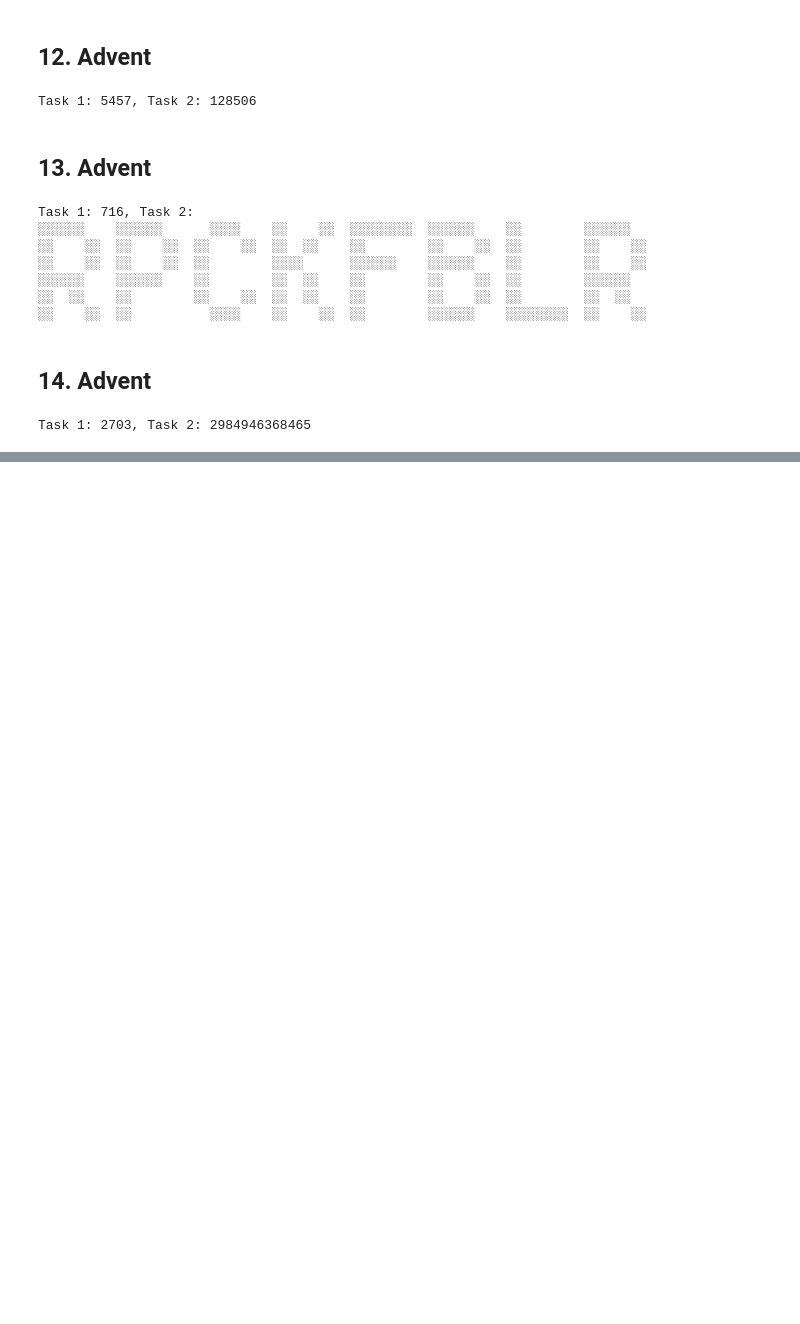
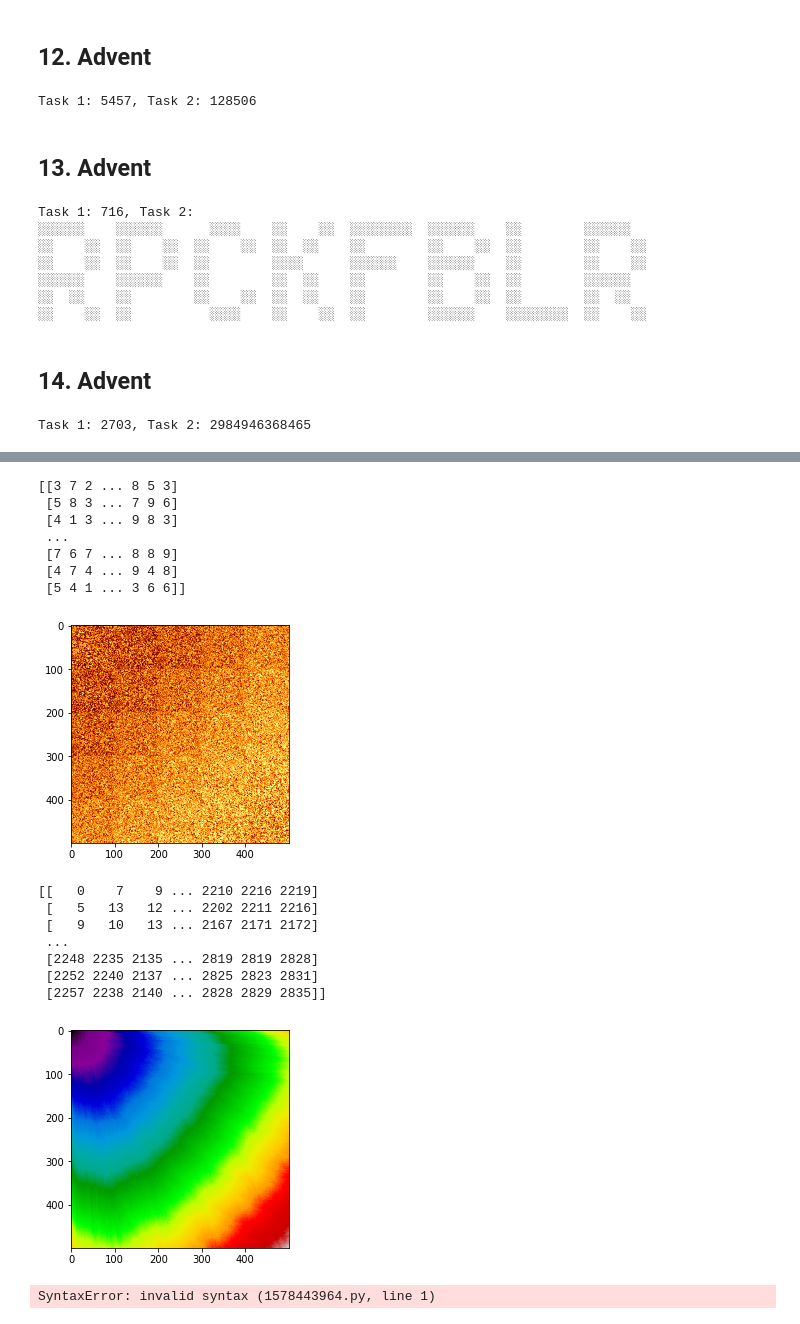
Before and after one commit to charelF/AOC2021, a Jupyter notebook: aoc.ipynb, the cells around one changed output, grey strips where cells are left out. Drawn from its saved outputs; the diff is of its cells as text; code cells hidden in the pictures; blank space fills up the shorter version.

```diff
--- a/aoc.ipynb
+++ b/aoc.ipynb
@@ -432,0 +453,55 @@ Task 1: 2703, Task 2: 2984946368465
+# %%
+M = pd.read_csv("inputs/15", sep=r" *", engine="python", header=None).iloc[:,1:-1].to_numpy()
+
+# M = np.array([[1,9,9],[1,9,9],[1,1,1]])
+
+M = np.vstack([np.hstack([ (((M+i+j-1) % (10-1)) + 1) for i in range(5)]) for j in range(5)])
+
+# M2 = pd.read_csv("inputs/15tt", sep=r" *", engine="python", header=None).iloc[:,1:-1].to_numpy()
+
+# print((M == M2).mean())
+
+D = np.ones_like(M) * M.sum()  # high value
+
+D[0, 0] = 0
+
+for i in range(M.shape[0]):
+    for j in range(M.shape[1]):
+        current = (i,j)
+
+        neighbours = ((i+1, j), (i-1, j), (i, j+1), (i, j-1))
+
+        for neighbour in neighbours:
+            if neighbour[0] < 0 or neighbour[0] >= M.shape[0] or neighbour[1] < 0 or neighbour[1] >= M.shape[1]: continue
+            # print(f"neighbour:  {neighbour[0]} {neighbour[1]}, current: {D[neighbour]}, potential new: {D[current]} + {M[neighbour]}")
+            # see if neighbour val currently bigger than hypothetical value of going there via current node
+            if D[neighbour] > D[current] + M[neighbour]:
+                D[neighbour] = D[current] + M[neighbour]
+
+print(M)
+plt.imshow(M, cmap="afmhot")
+plt.show()
+plt.imshow(D, cmap="nipy_spectral", interpolation="None")
+
+print(D)
+# %% [output]
+[[3 7 2 ... 8 5 3]
+ [5 8 3 ... 7 9 6]
+ [4 1 3 ... 9 8 3]
+ ...
+ [7 6 7 ... 8 8 9]
+ [4 7 4 ... 9 4 8]
+ [5 4 1 ... 3 6 6]]
+[figure, added]
+[[   0    7    9 ... 2210 2216 2219]
+ [   5   13   12 ... 2202 2211 2216]
+ [   9   10   13 ... 2167 2171 2172]
+ ...
+ [2248 2235 2135 ... 2819 2819 2828]
+ [2252 2240 2137 ... 2825 2823 2831]
+ [2257 2238 2140 ... 2828 2829 2835]]
+[figure, added]
+# %%
+real solution = 2825, i get 2835
+# %% [output]
+SyntaxError: invalid syntax (1578443964.py, line 1)
```
Also changed, not shown: parts of 17 cells of this notebook, 3 other files.
